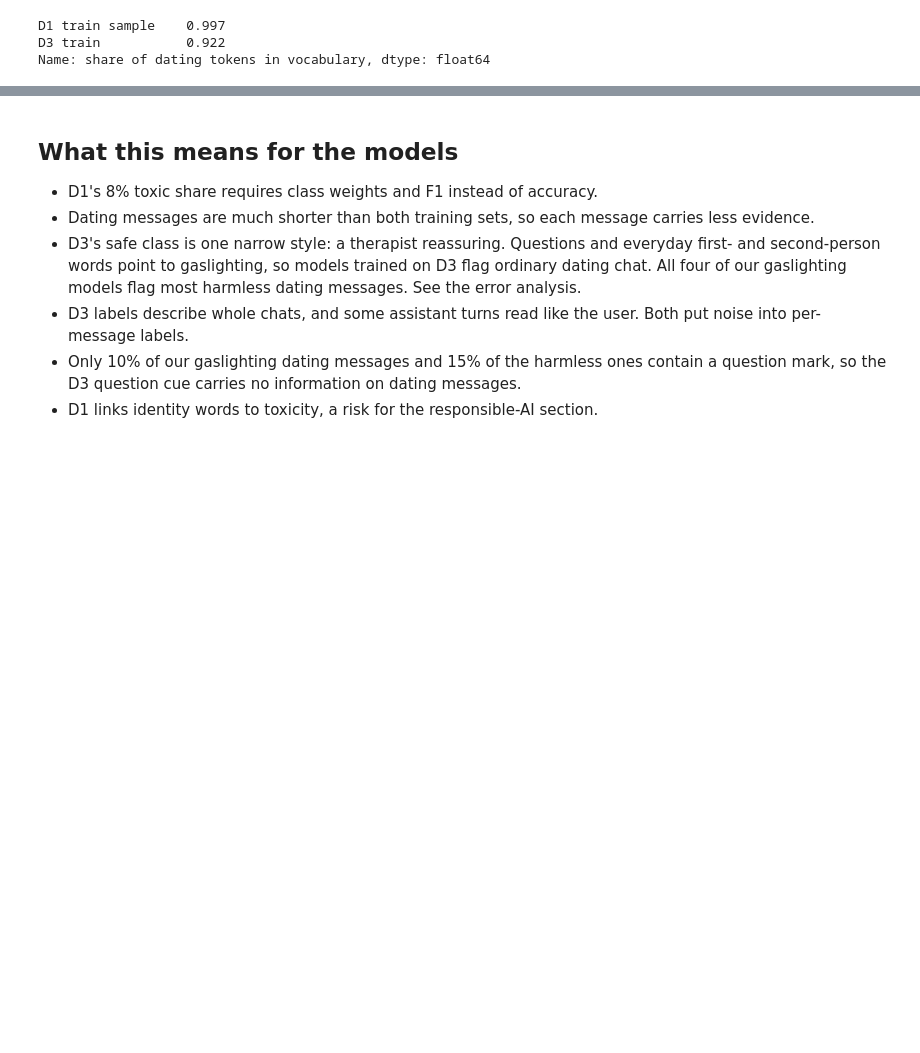
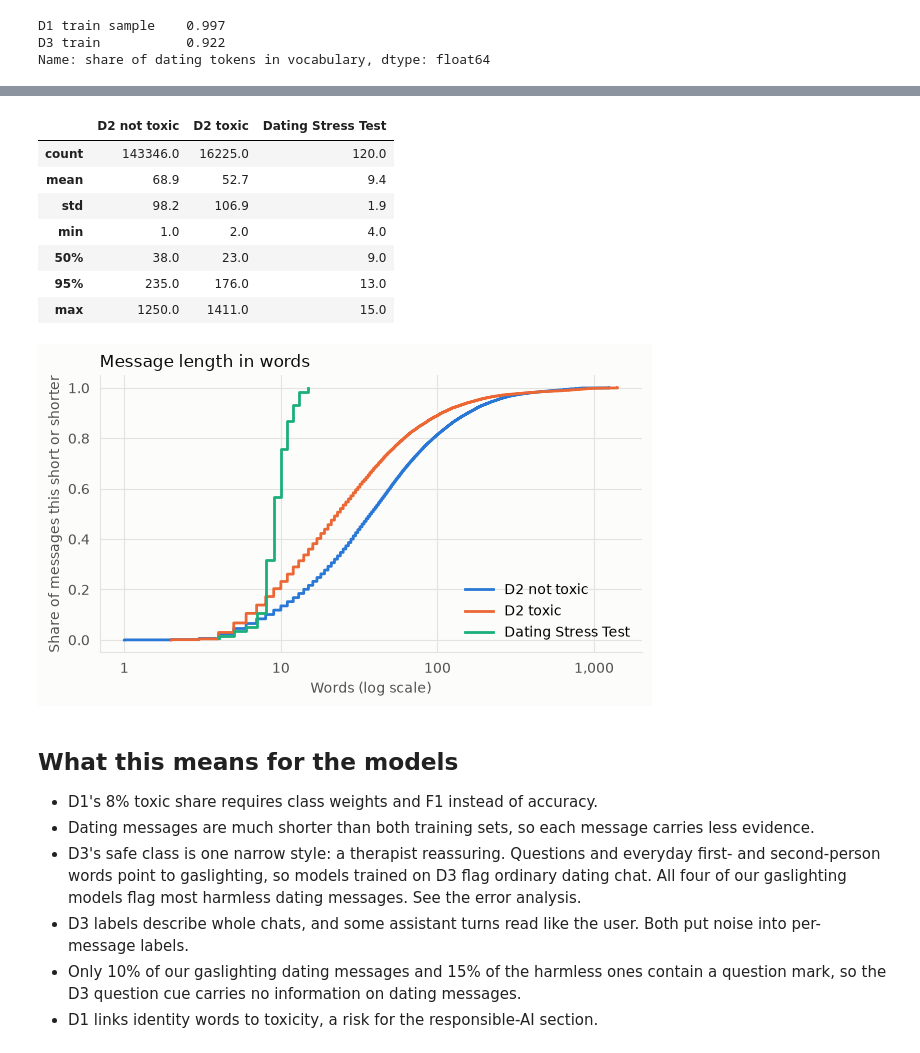
Before and after one commit to alex10020/RedFlagDetection_MachineLearning, a Jupyter notebook: notebooks/eda.ipynb, the cells around one changed output, grey strips where cells are left out. Cells and saved outputs as stored; diff of their text form; code cells hidden in the pictures; blank space fills up the shorter version.

```diff
--- a/notebooks/03_eda_d1_d3.ipynb
+++ b/notebooks/eda.ipynb
@@ -283,3 +357,34 @@ Name: share of dating tokens in vocabulary, dtype: float64
+# %%
+def words(texts):
+    return texts.str.split().str.len().to_numpy()
+
+groups = {
+    "D2 not toxic": (words(jigsaw.loc[jigsaw["label"] == 0, "text"]), BLUE),
+    "D2 toxic": (words(jigsaw.loc[jigsaw["label"] == 1, "text"]), ORANGE),
+    "Dating Stress Test": (words(stress["text"]), AQUA),
+}
+fig, ax = plt.subplots(figsize=(7, 3.6))
+for name, (lengths, colour) in groups.items():
+    values = np.sort(lengths)
+    ax.step(values, np.arange(1, len(values) + 1) / len(values), where="post", color=colour, linewidth=2, label=name)
+ax.set_xscale("log")
+ax.set_xticks([1, 10, 100, 1000], ["1", "10", "100", "1,000"])
+ax.set_title("Message length in words")
+ax.set_xlabel("Words (log scale)")
+ax.set_ylabel("Share of messages this short or shorter")
+ax.legend(frameon=False, loc="lower right")
+save(fig, results / "message_length.png")
+pd.DataFrame({name: pd.Series(lengths).describe(percentiles=[0.5, 0.95]) for name, (lengths, _) in groups.items()}).round(1)
+# %% [output]
+|  | D2 not toxic | D2 toxic | Dating Stress Test |
+| count | 143346.0 | 16225.0 | 120.0 |
+| mean | 68.9 | 52.7 | 9.4 |
+| std | 98.2 | 106.9 | 1.9 |
+| min | 1.0 | 2.0 | 4.0 |
+| 50% | 38.0 | 23.0 | 9.0 |
+| 95% | 235.0 | 176.0 | 13.0 |
+| max | 1250.0 | 1411.0 | 15.0 |
+[figure, added]
 # %% [markdown]
 ## What this means for the models
 
```
Also changed, not shown: parts of 10 cells of this notebook, 2 other files.
